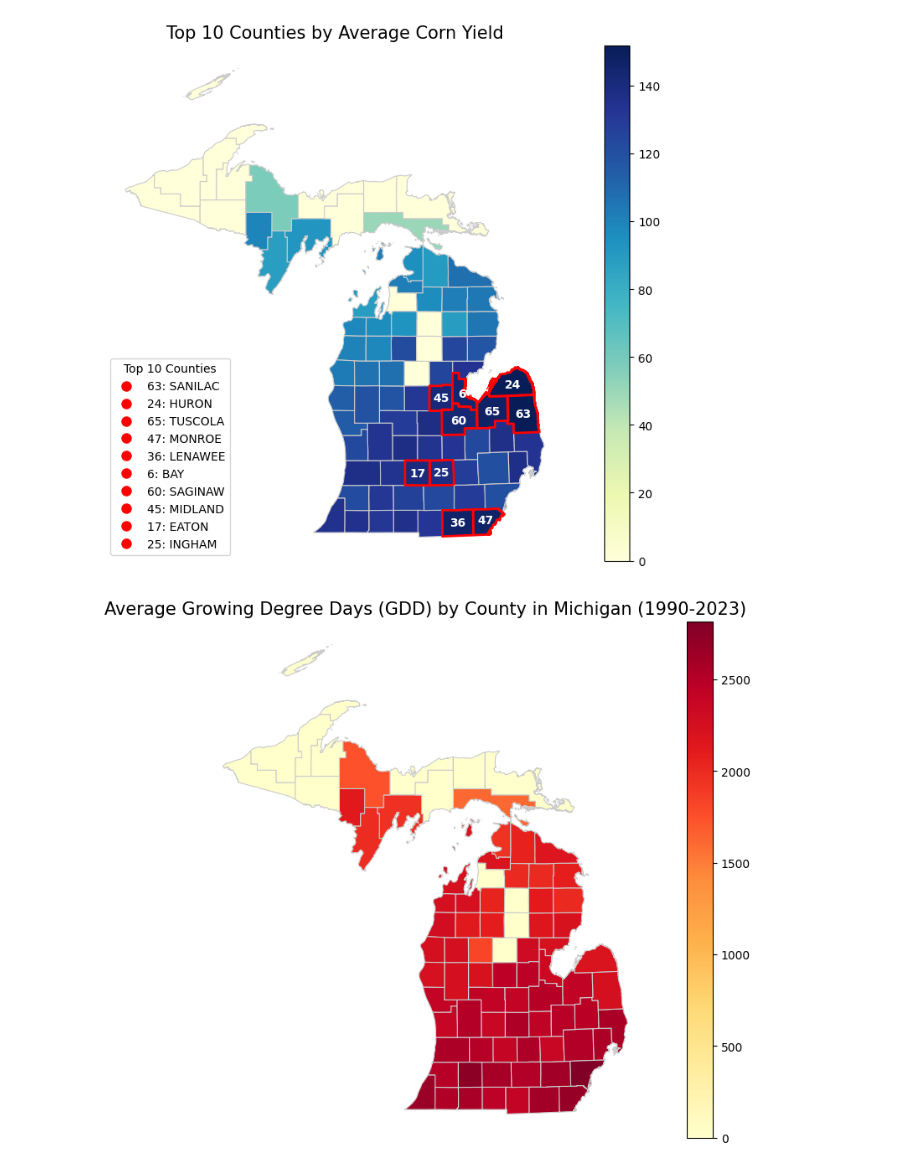
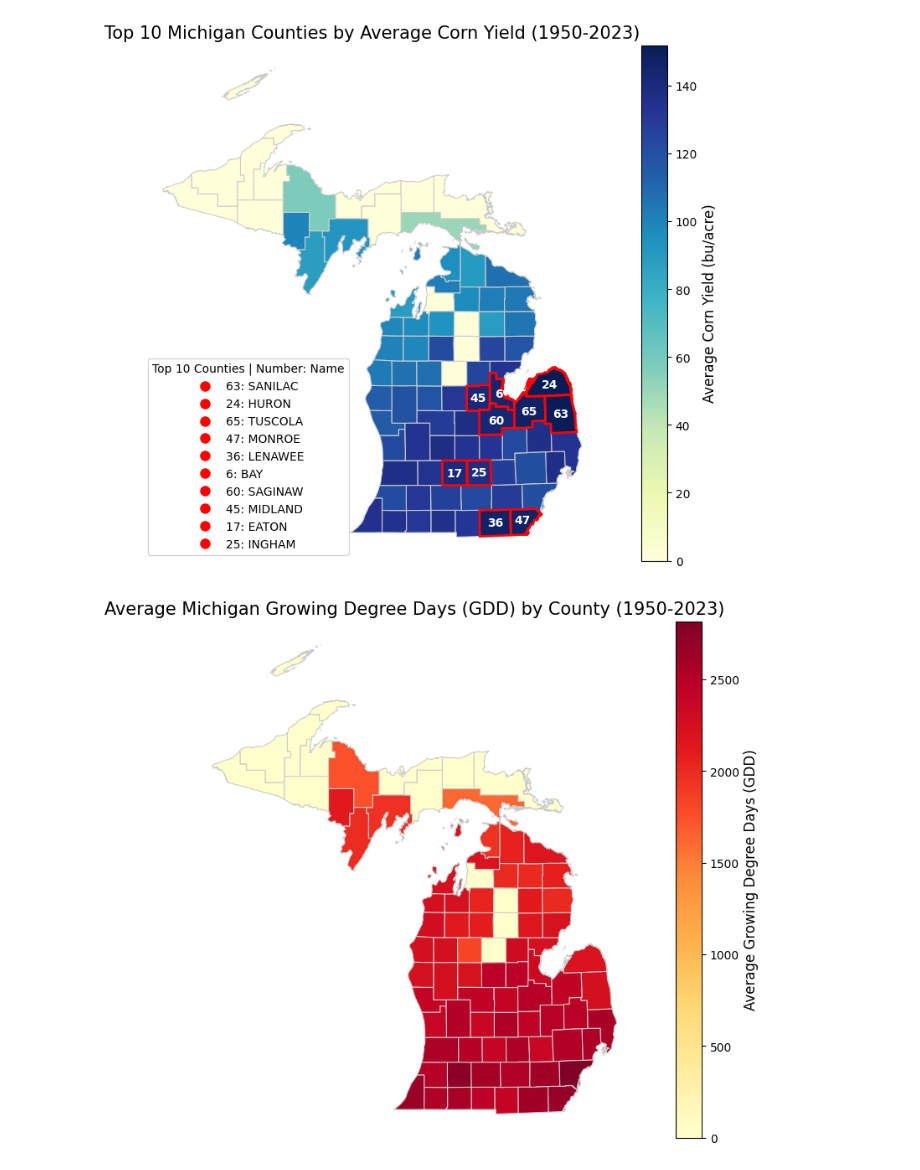
Before and after one commit to matthewchess/Milestone-1, a Jupyter notebook: visualization.ipynb, the cells around one changed output. Saved outputs shown, nothing was run; the diff lists cells and outputs as text; code cells hidden in the pictures.

```diff
--- a/visualization.ipynb
+++ b/visualization.ipynb
@@ -60,37 +69,42 @@ merged_gdf = gdf.merge(average_yield, left_on='FIPSCode', right_on='county_ansi'
 merged_gdf['Value'] = merged_gdf['Value'].fillna(0)
 
 # Create a choropleth map of average Corn Yield by county
 fig, ax = plt.subplots(1, 1, figsize=(12, 8))
-merged_gdf.plot(column='Value', cmap='YlGnBu', linewidth=0.8, ax=ax, edgecolor='0.8', legend=True)
+sm = plt.cm.ScalarMappable(cmap='YlGnBu', norm=plt.Normalize(vmin=0, vmax=merged_gdf['Value'].max()))  # For color bar
+merged_gdf.plot(column='Value', cmap='YlGnBu', linewidth=0.8, ax=ax, edgecolor='0.8', legend=False)
+
+# Add the color bar with a title
+cbar = fig.colorbar(sm, ax=ax)
+cbar.set_label('Average Corn Yield (bu/acre)', fontsize=12)
 
 # Highlight the top 10 Corn Yield counties with a different edge color and thicker borders
 top_10_gdf = merged_gdf[merged_gdf['FIPSCode'].isin(top_10_yield_counties['county_ansi'])]
 top_10_gdf.boundary.plot(ax=ax, edgecolor='red', linewidth=2)
 
 # Add the rank numbers to the map
 for idx, row in top_10_gdf.iterrows():
     county_rank = top_10_yield_counties[top_10_yield_counties['county_ansi'] == row['FIPSCode']].index[0] + 1
     centroid = row['geometry'].centroid
     plt.text(centroid.x, centroid.y, str(county_rank), fontsize=10, ha='center', va='center', color='white', weight='bold')
 
 # Create a legend with county names and corresponding ranks
 legend_elements = []
 for idx, row in top_10_yield_counties.iterrows():
     county_rank = idx + 1
     legend_elements.append(Line2D([0], [0], marker='o', color='w', label=f"{county_rank}: {row['county_name']}",
                                   markerfacecolor='red', markersize=10))
 
 # Add the legend to the map
-ax.legend(handles=legend_elements, loc='lower left', title='Top 10 Counties')
+ax.legend(handles=legend_elements, loc='lower left', title='Top 10 Counties | Number: Name')
 
 # Add titles and labels to the map
-plt.title('Top 10 Counties by Average Corn Yield', fontsize=15)
+plt.title('Top 10 Michigan Counties by Average Corn Yield (1950-2023)', fontsize=15)
 plt.axis('off')  # Hide axis
 
 # Show the plot
 plt.show()
 # %% [output]
-[figure, old version]
+[figure, new version]
 # %%
 # Load the GeoJSON file containing county boundaries
 gdf = gpd.read_file('County.geojson')
@@ -113,16 +127,21 @@ merged_gdf['GDD'] = merged_gdf['GDD'].fillna(0)
 
 # Create a choropleth map of average GDD by county
 fig, ax = plt.subplots(1, 1, figsize=(12, 8))
-merged_gdf.plot(column='GDD', cmap='YlOrRd', linewidth=0.8, ax=ax, edgecolor='0.8', legend=True)
+sm = plt.cm.ScalarMappable(cmap='YlOrRd', norm=plt.Normalize(vmin=0, vmax=merged_gdf['GDD'].max()))  # For color bar
+merged_gdf.plot(column='GDD', cmap='YlOrRd', linewidth=0.8, ax=ax, edgecolor='0.8', legend=False)
+
+# Add the color bar with a title
+cbar = fig.colorbar(sm, ax=ax)
+cbar.set_label('Average Growing Degree Days (GDD)', fontsize=12)
 
 # Add titles and labels to the map
-plt.title('Average Growing Degree Days (GDD) by County in Michigan (1990-2023)', fontsize=15)
+plt.title('Average Michigan Growing Degree Days (GDD) by County (1950-2023)', fontsize=15)
 plt.axis('off')  # Hide axis
 
 # Show the plot
 plt.show()
 # %% [output]
-[figure, old version]
+[figure, new version]
 # %%
 # Load the GeoJSON file containing county boundaries
 gdf = gpd.read_file('County.geojson')
```
Also changed, not shown: parts of 2 cells of this notebook.
